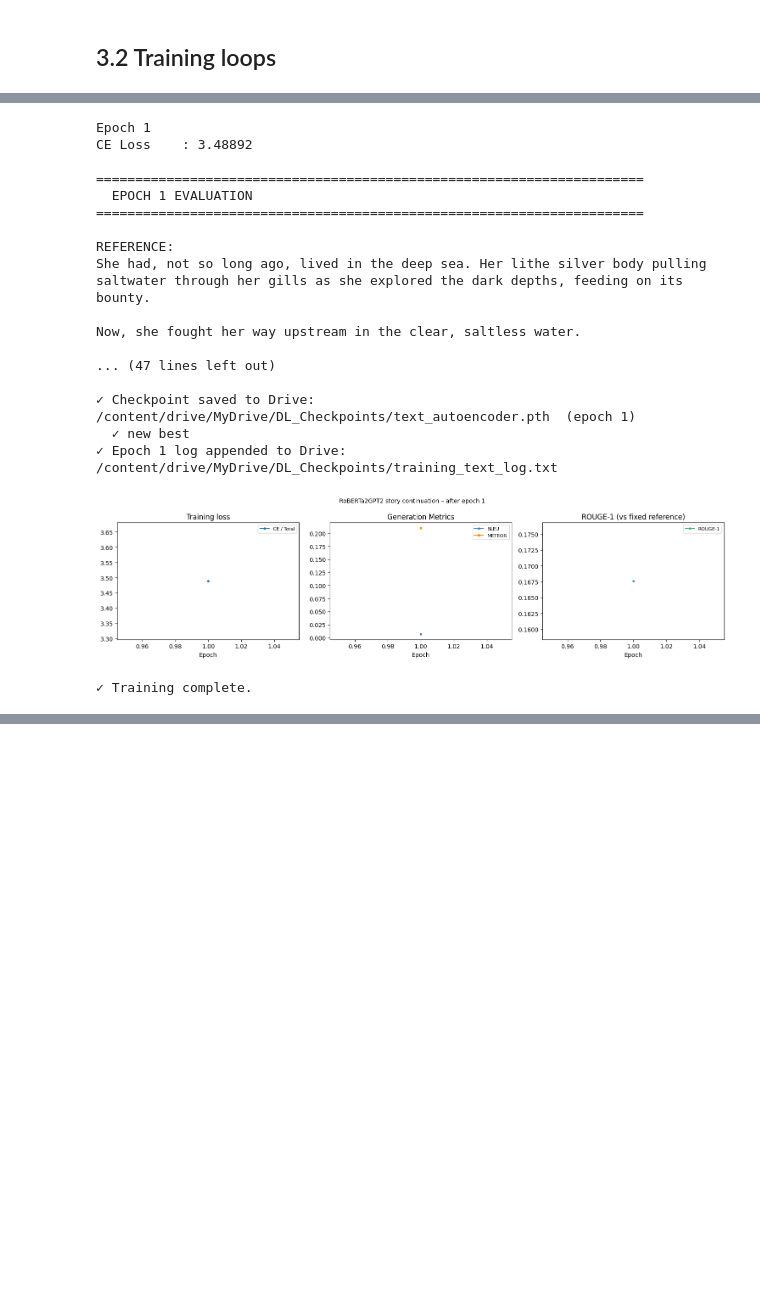
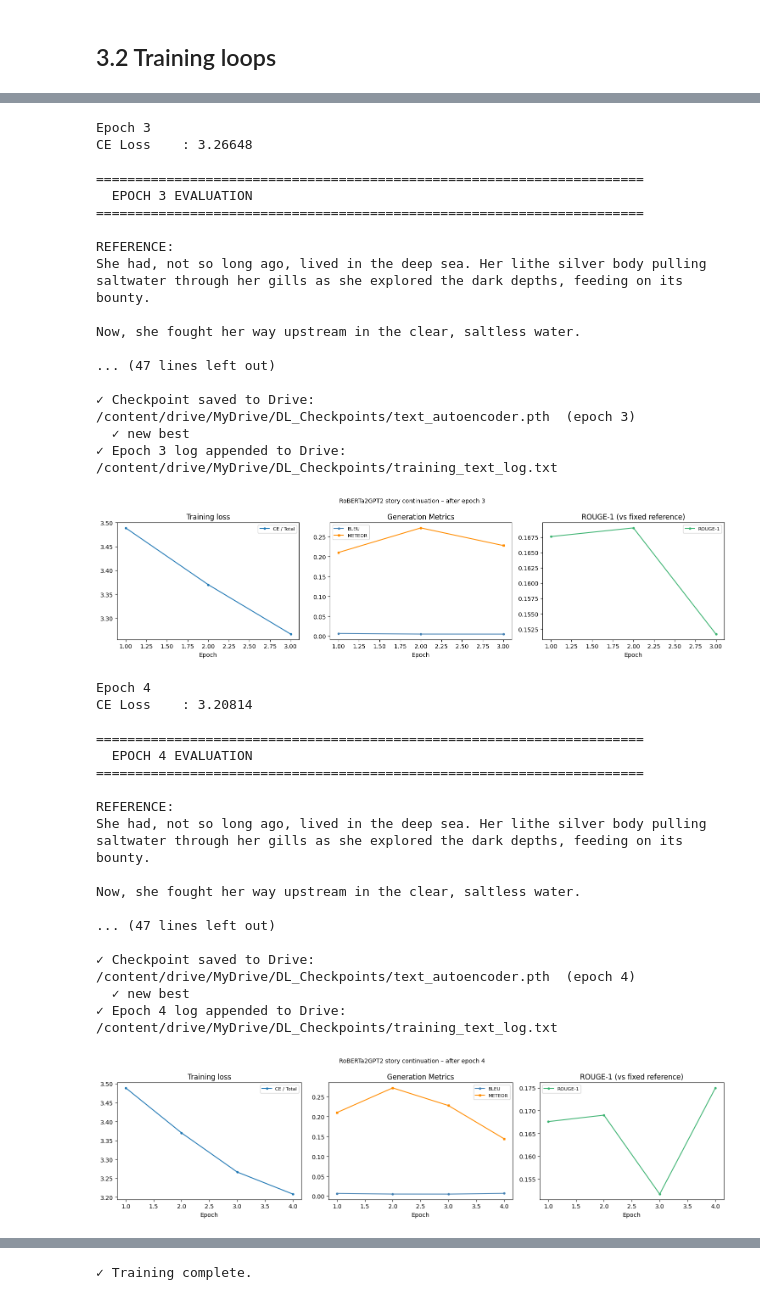
Before and after one commit to arinzefu/Cross-Modal-Temporal-Prediction-with-RoBERTa-GPT-2-and-CLIP-Guided-Diffusion, a Jupyter notebook: 01_text_autoencoder_pretraining.ipynb, the cells around one changed output, grey strips where cells are left out. Saved outputs shown, nothing was run; the diff lists cells and outputs as text; code cells hidden in the pictures; blank space fills up the shorter version.

```diff
--- a/01_text_autoencoder_pretraining.ipynb
+++ b/01_text_autoencoder_pretraining.ipynb
@@ -292,7 +307,7 @@ DIVERSITY_PROMPTS = {
 # =========================================================
 # TRAINING CONFIG
 # =========================================================
-N_EPOCHS        = 1
+N_EPOCHS        = 5
 LR_DECODER      = 1e-4    # decoder + fresh layers – higher LR fine
 LR_ENCODER      = 1e-5    # pretrained RoBERTa – 10× lower to preserve weights
 WEIGHT_DECAY    = 0.01
@@ -327,19 +343,36 @@ No checkpoint found on Drive – training from scratch.
-Epoch 1
-CE Loss    : 3.48892
+Epoch 3
+CE Loss    : 3.26648
 
 ======================================================================
-  EPOCH 1 EVALUATION
+  EPOCH 3 EVALUATION
 ======================================================================
 
 REFERENCE:
 She had, not so long ago, lived in the deep sea. Her lithe silver body pulling saltwater through her gills as she explored the dark depths, feeding on its bounty.
 
 Now, she fought her way upstream in the clear, saltless water.
 
 ... (47 lines left out)
 
-✓ Checkpoint saved to Drive: /content/drive/MyDrive/DL_Checkpoints/text_autoencoder.pth  (epoch 1)
+✓ Checkpoint saved to Drive: /content/drive/MyDrive/DL_Checkpoints/text_autoencoder.pth  (epoch 3)
   ✓ new best
-✓ Epoch 1 log appended to Drive: /content/drive/MyDrive/DL_Checkpoints/training_text_log.txt
+✓ Epoch 3 log appended to Drive: /content/drive/MyDrive/DL_Checkpoints/training_text_log.txt
-[figure, old version]
+[figure, new version]
-✓ Training complete.
+Epoch 4
+CE Loss    : 3.20814
+
+======================================================================
+  EPOCH 4 EVALUATION
+======================================================================
+
+REFERENCE:
+She had, not so long ago, lived in the deep sea. Her lithe silver body pulling saltwater through her gills as she explored the dark depths, feeding on its bounty.
+
+Now, she fought her way upstream in the clear, saltless water.
+
+... (47 lines left out)
+
+✓ Checkpoint saved to Drive: /content/drive/MyDrive/DL_Checkpoints/text_autoencoder.pth  (epoch 4)
+  ✓ new best
+✓ Epoch 4 log appended to Drive: /content/drive/MyDrive/DL_Checkpoints/training_text_log.txt
+[figure, added]
@@ -345,0 +397 @@ Now, she fought her way upstream in the clear, saltless water.
+✓ Training complete.
```
Also changed, not shown: parts of 4 cells of this notebook, 3 other files.
